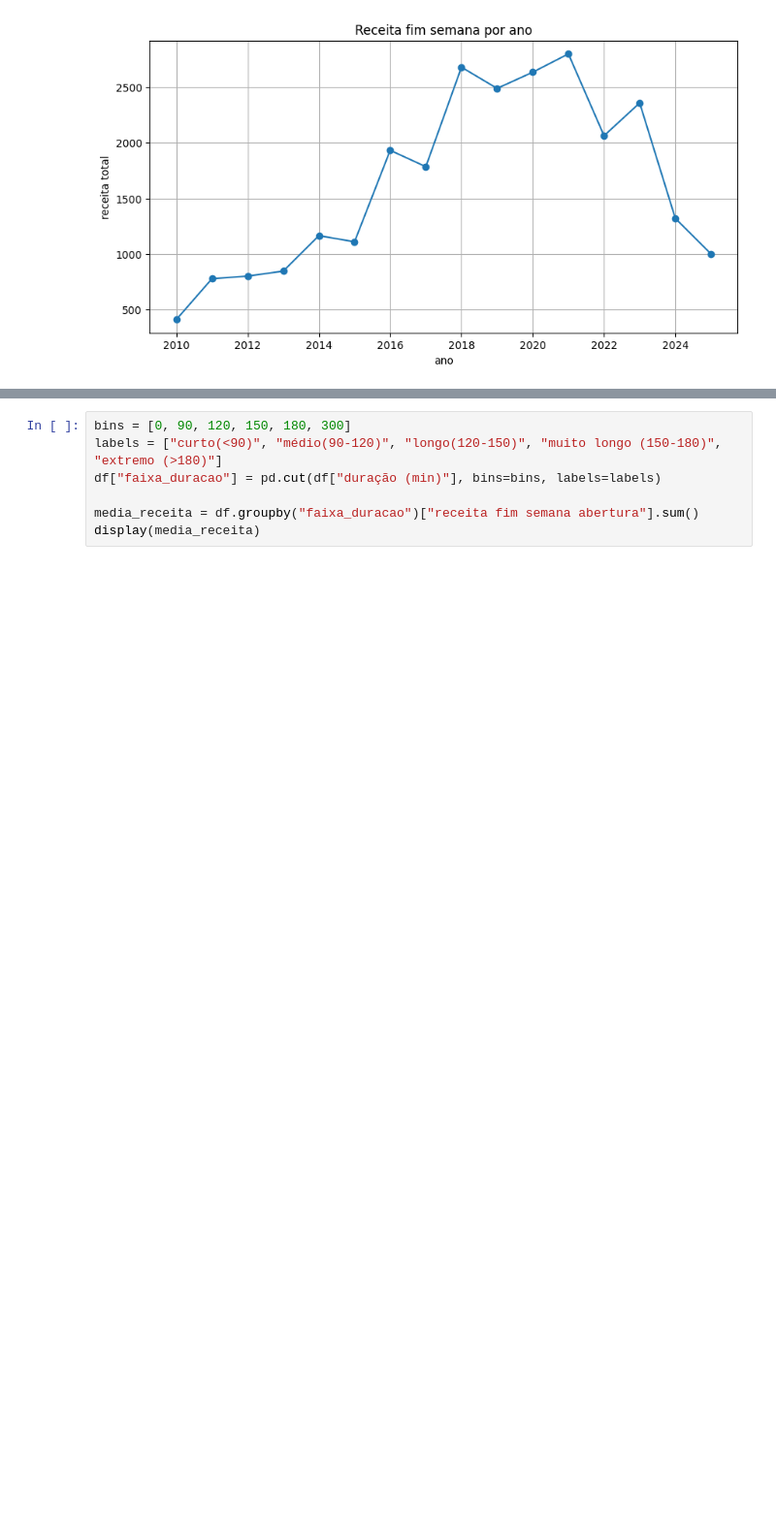
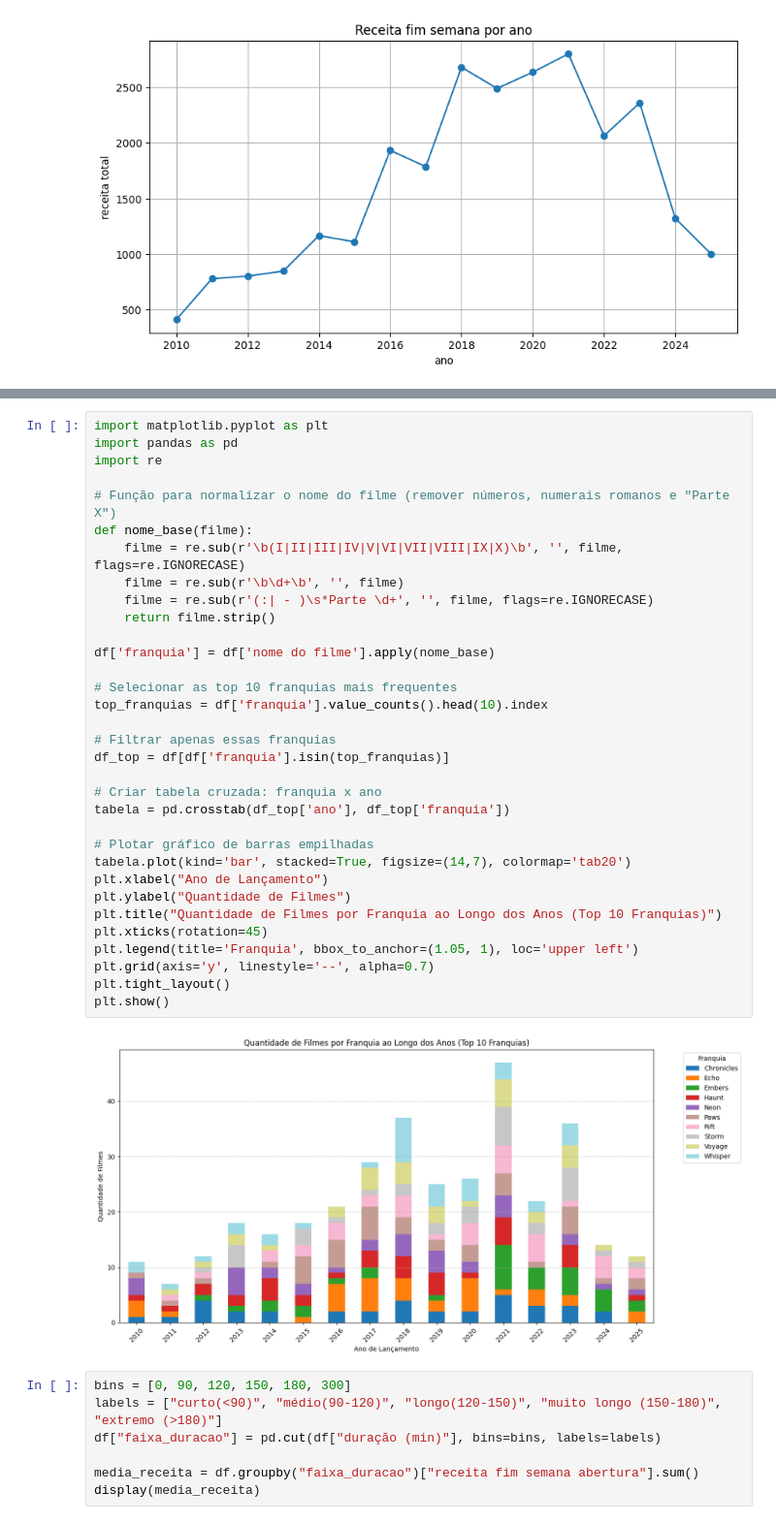
Before and after one commit to Carlos-Rafael-Dev/Data_Analytics, a Jupyter notebook: Produtora MegaPik/Movies MegaPik.ipynb, the cells around one changed output, grey strips where cells are left out. Shown: that part at 97% size. Cells and saved outputs as stored; diff of their text form; blank space fills up the shorter version.

```diff
--- a/Produtora MegaPik/Movies MegaPik.ipynb
+++ b/Produtora MegaPik/Movies MegaPik.ipynb
@@ -195,3 +298,38 @@ plt.show()
+# %%
+import matplotlib.pyplot as plt
+import pandas as pd
+import re
+
+# Função para normalizar o nome do filme (remover números, numerais romanos e "Parte X")
+def nome_base(filme):
+    filme = re.sub(r'\b(I|II|III|IV|V|VI|VII|VIII|IX|X)\b', '', filme, flags=re.IGNORECASE)
+    filme = re.sub(r'\b\d+\b', '', filme)
+    filme = re.sub(r'(:| - )\s*Parte \d+', '', filme, flags=re.IGNORECASE)
+    return filme.strip()
+
+df['franquia'] = df['nome do filme'].apply(nome_base)
+
+# Selecionar as top 10 franquias mais frequentes
+top_franquias = df['franquia'].value_counts().head(10).index
+
+# Filtrar apenas essas franquias
+df_top = df[df['franquia'].isin(top_franquias)]
+
+# Criar tabela cruzada: franquia x ano
+tabela = pd.crosstab(df_top['ano'], df_top['franquia'])
+
+# Plotar gráfico de barras empilhadas
+tabela.plot(kind='bar', stacked=True, figsize=(14,7), colormap='tab20')
+plt.xlabel("Ano de Lançamento")
+plt.ylabel("Quantidade de Filmes")
+plt.title("Quantidade de Filmes por Franquia ao Longo dos Anos (Top 10 Franquias)")
+plt.xticks(rotation=45)
+plt.legend(title='Franquia', bbox_to_anchor=(1.05, 1), loc='upper left')
+plt.grid(axis='y', linestyle='--', alpha=0.7)
+plt.tight_layout()
+plt.show()
+# %% [output]
+[figure, added]
 # %%
 bins = [0, 90, 120, 150, 180, 300]
 labels = ["curto(<90)", "médio(90-120)", "longo(120-150)", "muito longo (150-180)", "extremo (>180)"]
```
Also changed, not shown: parts of 7 cells of this notebook, 2 other files.
